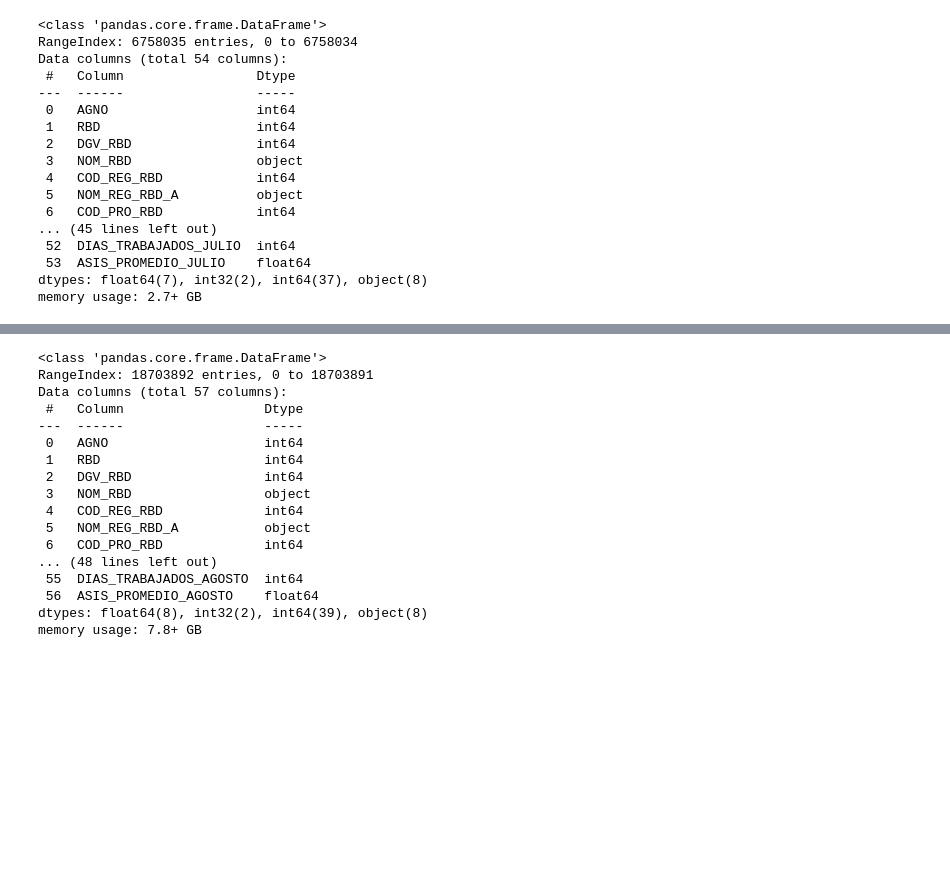
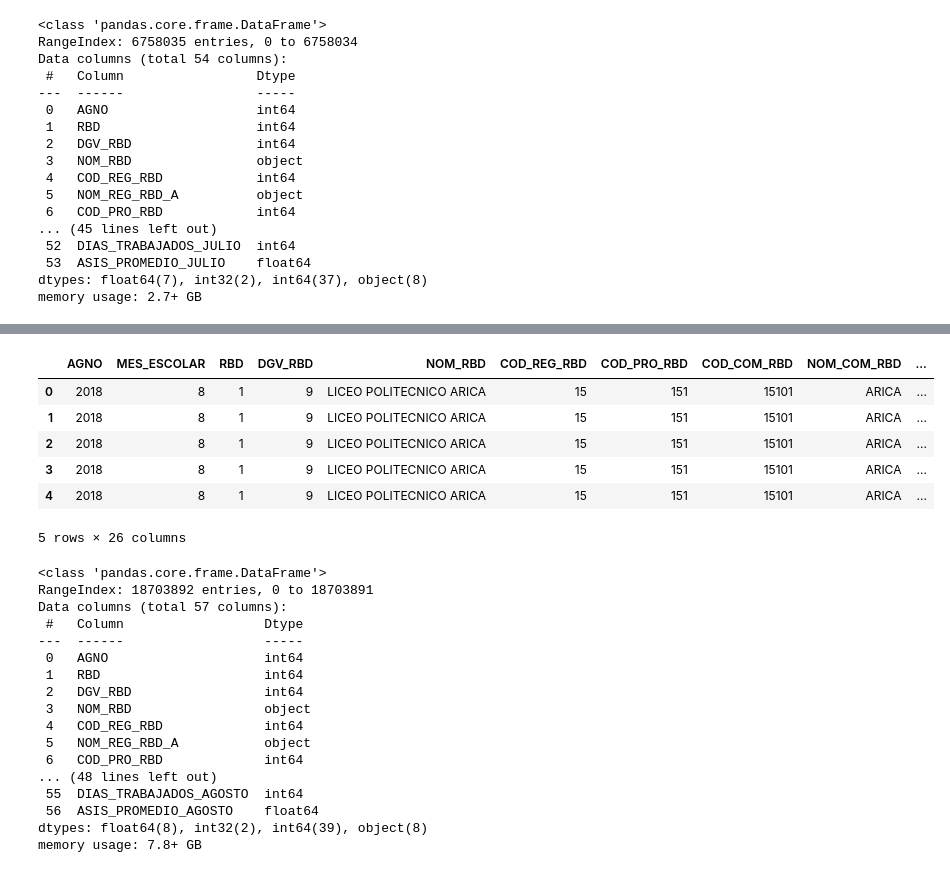
Before and after one commit to davidlealo/desercion-escolar, a Jupyter notebook: 20231219__newdata.ipynb, the cells around one changed output, grey strips where cells are left out. Saved outputs shown, nothing was run; the diff lists cells and outputs as text; code cells hidden in the pictures; blank space fills up the shorter version.

```diff
--- a/20231219_RF_newdata.ipynb
+++ b/20231219__newdata.ipynb
@@ -347,0 +368,10 @@ agosto2018 = pd.read_csv('data/asistencia/2018/20181026_Asistencia_Agosto_2018_2
+# %%
+agosto2018.head()
+# %% [output]
+|  | AGNO | MES_ESCOLAR | RBD | DGV_RBD | NOM_RBD | COD_REG_RBD | COD_PRO_RBD | COD_COM_RBD | NOM_COM_RBD | ... |
+| 0 | 2018 | 8 | 1 | 9 | LICEO POLITECNICO ARICA | 15 | 151 | 15101 | ARICA | ... |
+| 1 | 2018 | 8 | 1 | 9 | LICEO POLITECNICO ARICA | 15 | 151 | 15101 | ARICA | ... |
+| 2 | 2018 | 8 | 1 | 9 | LICEO POLITECNICO ARICA | 15 | 151 | 15101 | ARICA | ... |
+| 3 | 2018 | 8 | 1 | 9 | LICEO POLITECNICO ARICA | 15 | 151 | 15101 | ARICA | ... |
+| 4 | 2018 | 8 | 1 | 9 | LICEO POLITECNICO ARICA | 15 | 151 | 15101 | ARICA | ... |
+5 rows × 26 columns
```
Also changed, not shown: parts of 26 cells of this notebook, 1 other file.
